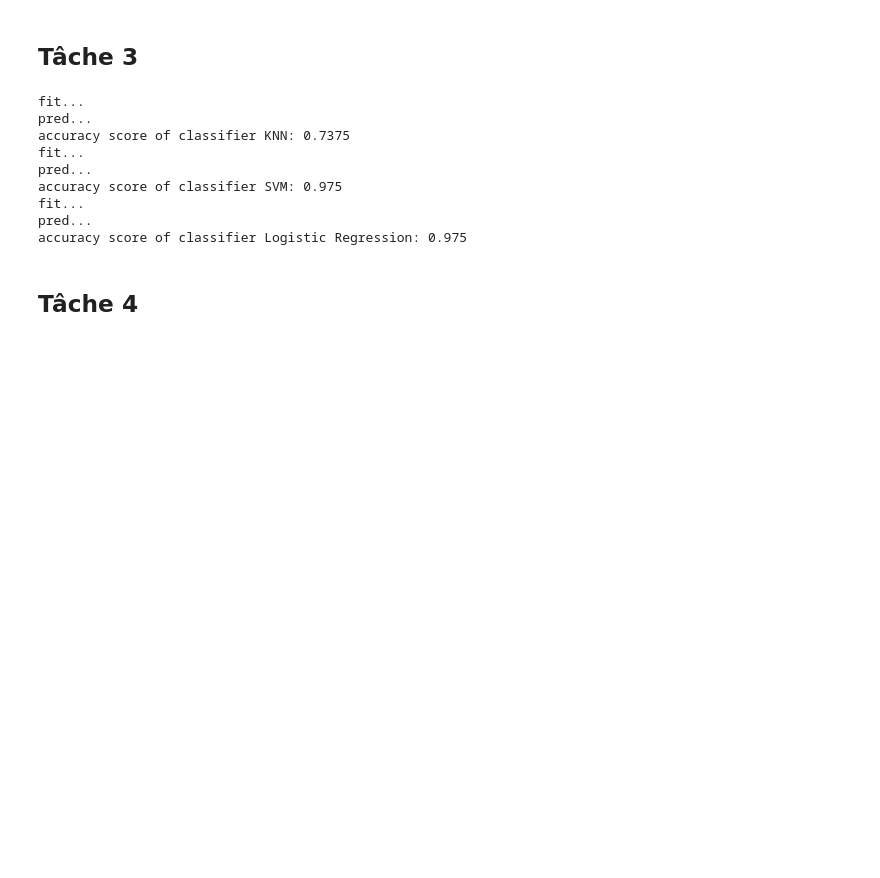
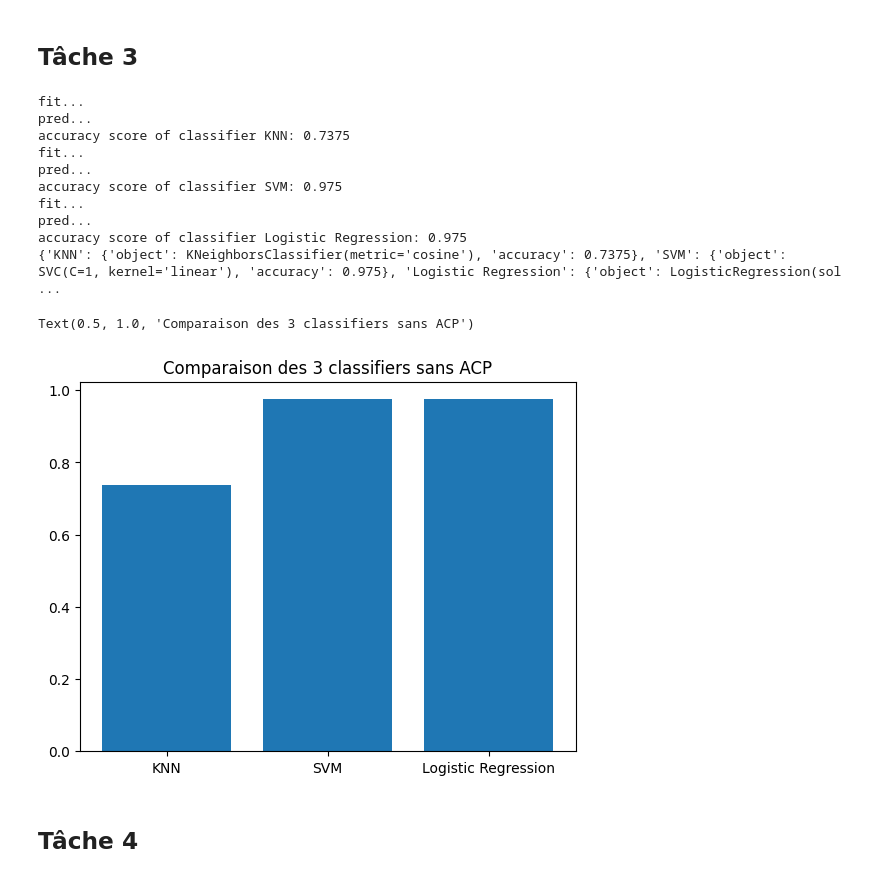
Before and after one commit to Nyaaw/PCDLabs, a Jupyter notebook: Labo4/Labo4-Ripoll-Bloch.ipynb, the cells around one changed output. Saved outputs shown, nothing was run; the diff lists cells and outputs as text; code cells hidden in the pictures; blank space fills up the shorter version.

```diff
--- a/Labo4/Labo4-Ripoll-Bloch.ipynb
+++ b/Labo4/Labo4-Ripoll-Bloch.ipynb
@@ -84,33 +84,43 @@ Test:  (80, 4096)
 # %%
 from sklearn.linear_model import LogisticRegression
 from sklearn.svm import SVC
 from sklearn.neighbors import KNeighborsClassifier
 from sklearn.metrics import accuracy_score
 
-classifiers = {"KNN": KNeighborsClassifier(n_neighbors=5, metric='cosine'), 'SVM': SVC(C=1, kernel="linear"), 'Logistic Regression': LogisticRegression(solver='liblinear')}
+classifiers = {
+    "KNN": {"object": KNeighborsClassifier(n_neighbors=5, metric='cosine')},
+    'SVM': {"object": SVC(C=1, kernel="linear")},
+    'Logistic Regression': {"object": LogisticRegression(solver='liblinear')}}
 
 for name, classifier in classifiers.items():
     print('fit...')
-    classifier.fit(x_train, y_train)
+    classifier["object"].fit(x_train, y_train)
 
     print('pred...')
-    y_pred = classifier.predict(x_test)
+    y_pred = classifier["object"].predict(x_test)
 
     acc = accuracy_score(y_test, y_pred)
 
     print(f"accuracy score of classifier {name}: {acc}")
+    classifier["accuracy"] = acc
+    acc = 0
 
-    acc = 0
+print(classifiers)
+plt.bar(classifiers.keys(), [v["accuracy"] for v in classifiers.values()])
+plt.title("Comparaison des 3 classifiers sans ACP")
 # %% [output]
 fit...
 pred...
 accuracy score of classifier KNN: 0.7375
 fit...
 pred...
 accuracy score of classifier SVM: 0.975
 fit...
 pred...
 accuracy score of classifier Logistic Regression: 0.975
+{'KNN': {'object': KNeighborsClassifier(metric='cosine'), 'accuracy': 0.7375}, 'SVM': {'object': SVC(C=1, kernel='linear'), 'accuracy': 0.975}, 'Logistic Regression': {'object': LogisticRegression(sol ...
+Text(0.5, 1.0, 'Comparaison des 3 classifiers sans ACP')
+[figure, added]
 # %% [markdown]
 ## Tâche 4
 # %%
```
Also changed, not shown: parts of 10 cells of this notebook.
